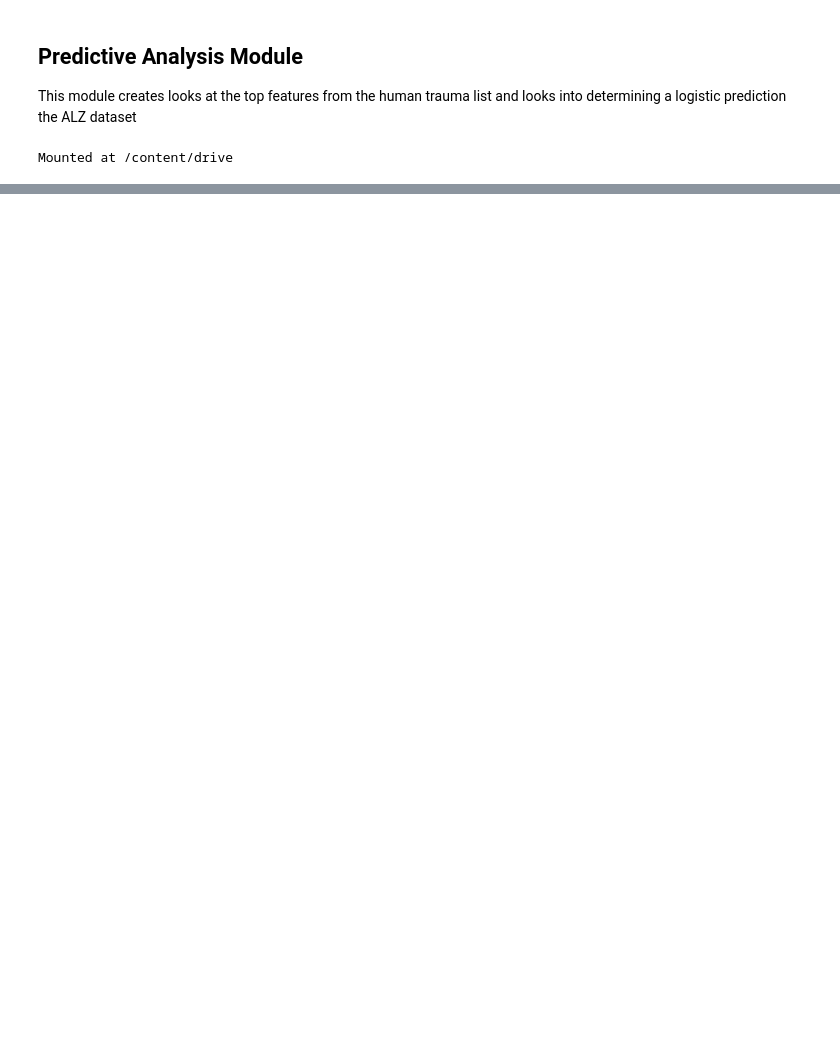
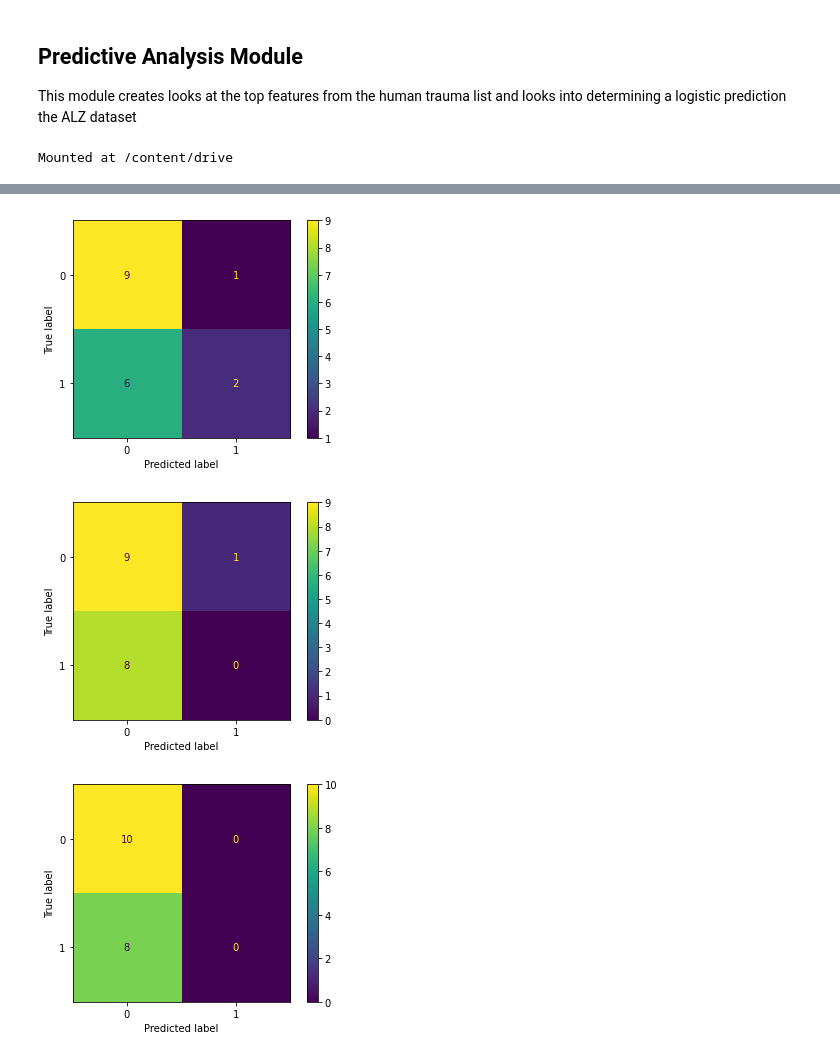
Before and after one commit to squinton-gcu/Data-Science, a Jupyter notebook: Thesis/Modules/Predictive_Analysis_Module.ipynb, the cells around one changed output, grey strips where cells are left out. Saved outputs shown, nothing was run; the diff lists cells and outputs as text; code cells hidden in the pictures; blank space fills up the shorter version.

```diff
--- a/Thesis/Modules/Predictive_Analysis_Module.ipynb
+++ b/Thesis/Modules/Predictive_Analysis_Module.ipynb
@@ -78,14 +81,27 @@ f1, acc, prec, recall, matrix = get_preds(plasma_trainX, plasma_testX, plasma_tr
 # %%
 stress_plasma1 = pd.DataFrame()
 matrix_list = []
 for metabolite in range(len(sort_stress_top_all_plasma_cor)):
   f1, acc, prec, recall, matrix = get_preds(plasma_trainX, plasma_testX, plasma_trainY, plasma_testY, sort_stress_top_all_plasma_cor.index[metabolite])
   metric_list = [f1, acc, prec, recall]
   stress_plasma1[sort_stress_top_all_plasma_cor.index[metabolite]] = metric_list
   matrix_list.append(matrix)
 
 stress_plasma1.index = ['f1', 'acc', 'prec', 'recall']
 stress_plasma1 = stress_plasma1.transpose().sort_values(by=['acc'])
+
+counter=1
+for i in matrix_list:
+  test = "/content/drive/MyDrive/Thesis/Processed/Selected_Features/Matrix_Plasma_ALL"+ str(counter) +".png"
+  i.plot()
+  plt.savefig(test)
+  counter += 1
+  if counter == 4:
+    break
+# %% [output]
+[figure, added]
+[figure, added]
+[figure, added]
 # %%
 stress_plasma2 = pd.DataFrame()
 matrix_list = []
```
Also changed, not shown: parts of 10 cells of this notebook.
